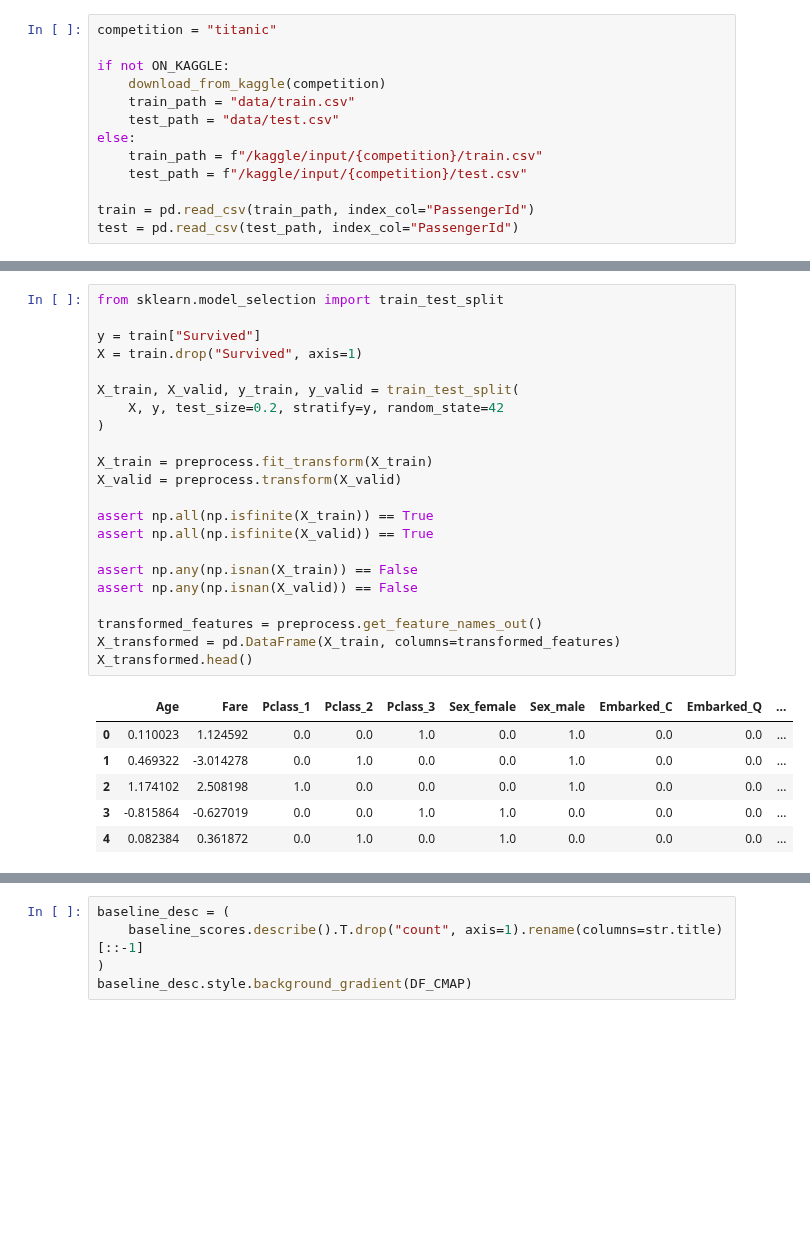
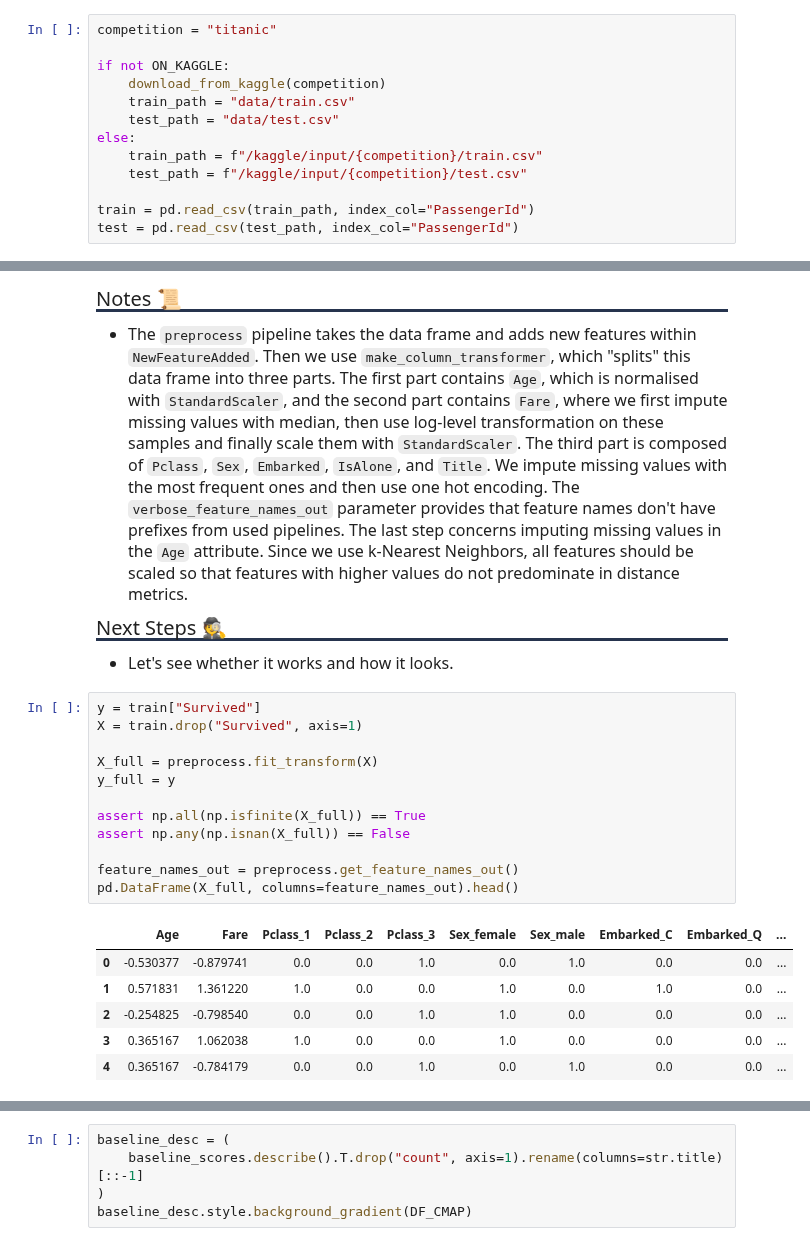
Before and after one commit to mateuszk098/kaggle-notebooks, a Jupyter notebook: kaggle/titanic/titanic_ml.ipynb, the cells around one changed output, grey strips where cells are left out. Saved outputs shown, nothing was run; the diff lists cells and outputs as text; blank space fills up the shorter version.

```diff
--- a/kaggle/titanic/titanic_ml.ipynb
+++ b/kaggle/titanic/titanic_ml.ipynb
@@ -256,29 +362,28 @@ preprocess = make_pipeline(
+# %% [markdown]
+<p style="font-size:20px;font-family:JetBrains Mono; border-bottom: 3px solid #26344e">Notes 📜</p>
+<ul style="font-size:16px;font-family:JetBrains Mono; margin-right: 10px;">
+    <li>The <code>preprocess</code> pipeline takes the data frame and adds new features within <code>NewFeatureAdded</code>. Then we use <code>make_column_transformer</code>, which "splits" this data frame into three parts. The first part contains <code>Age</code>, which is normalised with <code>StandardScaler</code>, and the second part contains <code>Fare</code>, where we first impute missing values with median, then use log-level transformation on these samples and finally scale them with <code>StandardScaler</code>. The third part is composed of <code>Pclass</code>, <code>Sex</code>, <code>Embarked</code>, <code>IsAlone</code>, and <code>Title</code>. We impute missing values with the most frequent ones and then use one hot encoding. The <code>verbose_feature_names_out</code> parameter provides that feature names don't have prefixes from used pipelines. The last step concerns imputing missing values in the <code>Age</code> attribute. Since we use k-Nearest Neighbors, all features should be scaled so that features with higher values do not predominate in distance metrics.</li>
+</ul>
+<p style="font-size:20px; font-family:JetBrains Mono; border-bottom: 3px solid #26344e">Next Steps 🕵</p>
+<ul style="font-size:16px; font-family:JetBrains Mono; margin-right: 10px;">
+    <li>Let's see whether it works and how it looks.</li>
+</ul>
 # %%
-from sklearn.model_selection import train_test_split
-
 y = train["Survived"]
 X = train.drop("Survived", axis=1)
 
-X_train, X_valid, y_train, y_valid = train_test_split(
-    X, y, test_size=0.2, stratify=y, random_state=42
-)
+X_full = preprocess.fit_transform(X)
+y_full = y
 
-X_train = preprocess.fit_transform(X_train)
-X_valid = preprocess.transform(X_valid)
+assert np.all(np.isfinite(X_full)) == True
+assert np.any(np.isnan(X_full)) == False
 
-assert np.all(np.isfinite(X_train)) == True
-assert np.all(np.isfinite(X_valid)) == True
-
-assert np.any(np.isnan(X_train)) == False
-assert np.any(np.isnan(X_valid)) == False
-
-transformed_features = preprocess.get_feature_names_out()
-X_transformed = pd.DataFrame(X_train, columns=transformed_features)
-X_transformed.head()
+feature_names_out = preprocess.get_feature_names_out()
+pd.DataFrame(X_full, columns=feature_names_out).head()
 # %% [output]
 |  | Age | Fare | Pclass_1 | Pclass_2 | Pclass_3 | Sex_female | Sex_male | Embarked_C | Embarked_Q | ... |
-| 0 | 0.110023 | 1.124592 | 0.0 | 0.0 | 1.0 | 0.0 | 1.0 | 0.0 | 0.0 | ... |
-| 1 | 0.469322 | -3.014278 | 0.0 | 1.0 | 0.0 | 0.0 | 1.0 | 0.0 | 0.0 | ... |
-| 2 | 1.174102 | 2.508198 | 1.0 | 0.0 | 0.0 | 0.0 | 1.0 | 0.0 | 0.0 | ... |
-| 3 | -0.815864 | -0.627019 | 0.0 | 0.0 | 1.0 | 1.0 | 0.0 | 0.0 | 0.0 | ... |
-| 4 | 0.082384 | 0.361872 | 0.0 | 1.0 | 0.0 | 1.0 | 0.0 | 0.0 | 0.0 | ... |
+| 0 | -0.530377 | -0.879741 | 0.0 | 0.0 | 1.0 | 0.0 | 1.0 | 0.0 | 0.0 | ... |
+| 1 | 0.571831 | 1.361220 | 1.0 | 0.0 | 0.0 | 1.0 | 0.0 | 1.0 | 0.0 | ... |
+| 2 | -0.254825 | -0.798540 | 0.0 | 0.0 | 1.0 | 1.0 | 0.0 | 0.0 | 0.0 | ... |
+| 3 | 0.365167 | 1.062038 | 1.0 | 0.0 | 0.0 | 1.0 | 0.0 | 0.0 | 0.0 | ... |
+| 4 | 0.365167 | -0.784179 | 0.0 | 0.0 | 1.0 | 0.0 | 1.0 | 0.0 | 0.0 | ... |
```
Also changed, not shown: parts of 42 cells of this notebook.
